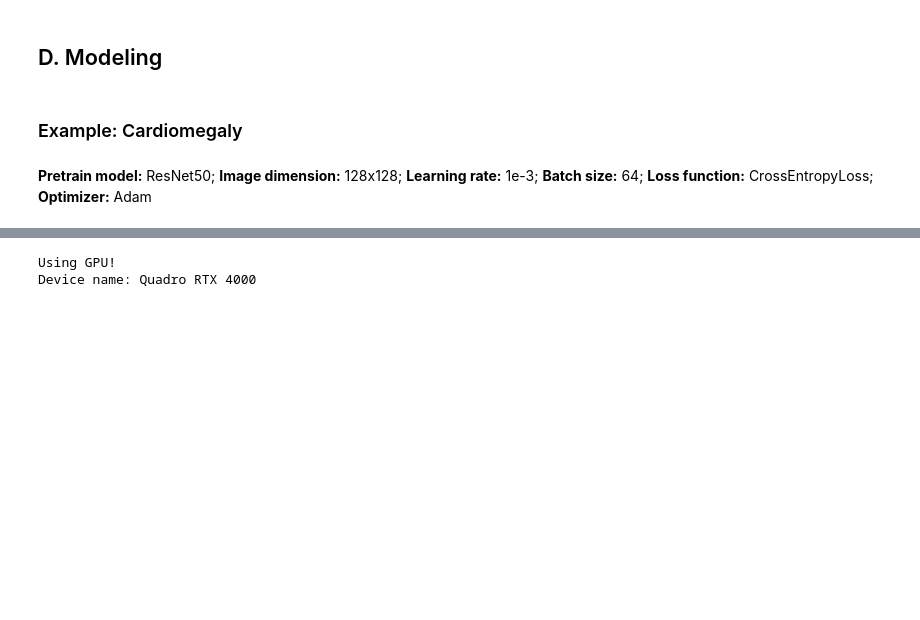
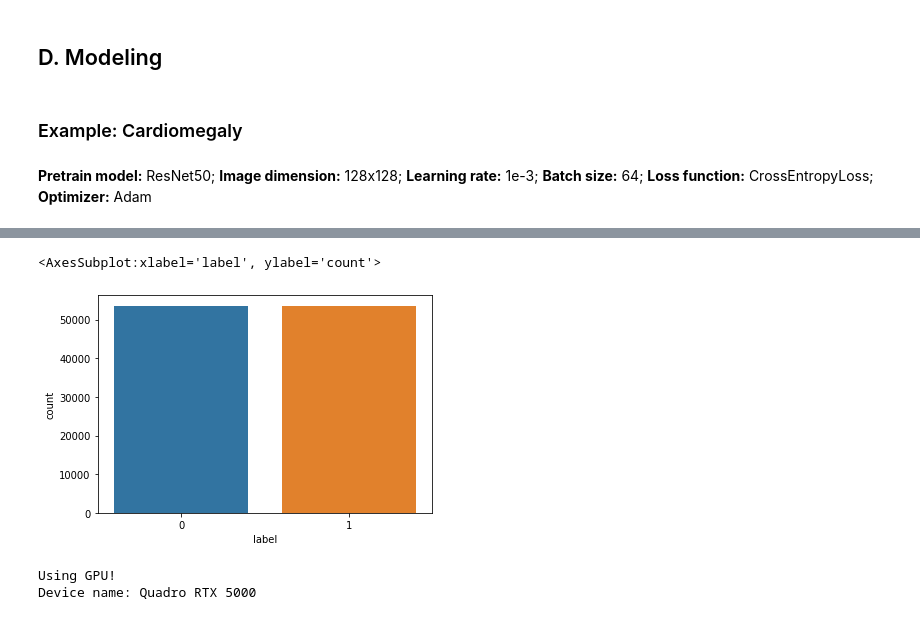
Before and after one commit to ariefpurnamamuharram/IF5200, a Jupyter notebook: experiments.ipynb, the cells around one changed output, grey strips where cells are left out. Cells and saved outputs as stored; diff of their text form; code cells hidden in the pictures; blank space fills up the shorter version.

```diff
--- a/experiments.ipynb
+++ b/experiments.ipynb
@@ -98,3 +120,13 @@ train_dataset, val_dataset = train_test_split(
+# %%
+# After resampling
+
+import seaborn as sns
+
+
+sns.countplot(data=train_dataset, x='label')
+# %% [output]
+<AxesSubplot:xlabel='label', ylabel='count'>
+[figure, added]
 # %%
 # Step 2: Create the dataloader
 
@@ -121,10 +153,10 @@ model = build_from_pretrained(resnet50(weights=ResNet50_Weights.DEFAULT))
 from torch import device
 
 
-trainer = TrainUtils(model, 'CrossEntropyLoss', 'Adam', learning_rate=LEARNING_RATE, device=device('cuda:3'))
+trainer = TrainUtils(model, 'CrossEntropyLoss', 'Adam', learning_rate=LEARNING_RATE, device=device('cuda:0'))
 # %% [output]
 Using GPU!
-Device name: Quadro RTX 4000
+Device name: Quadro RTX 5000
 # %%
 # Step 5: Train the model using train_wrapper function
 
```
Also changed, not shown: parts of 7 cells of this notebook.
